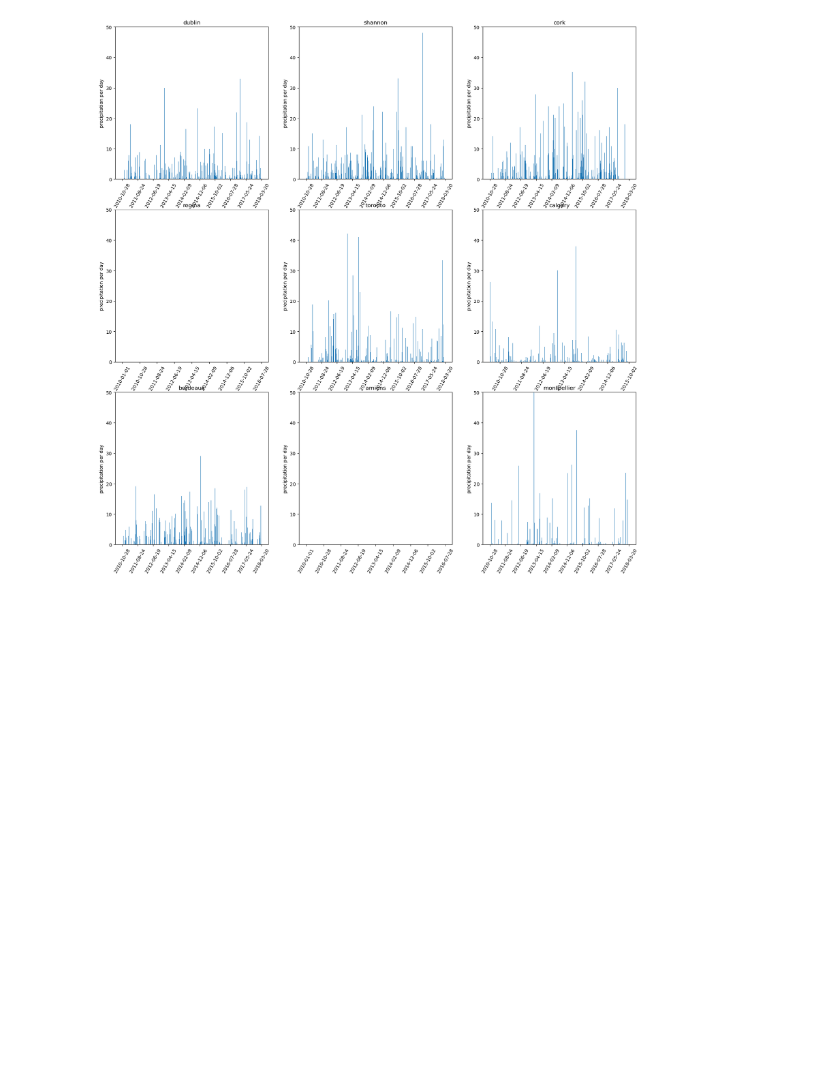
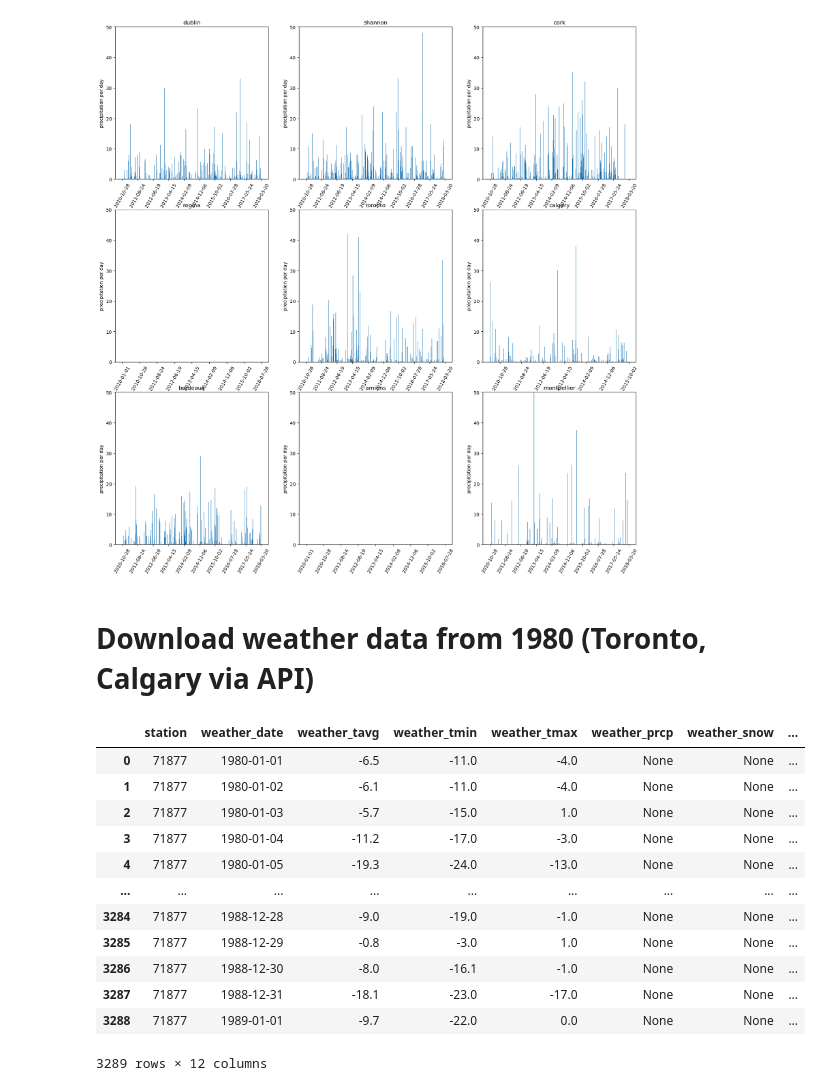
Before and after one commit to ElnazSaeidi/capstone-project-AEJS, a Jupyter notebook: weather_data_anja.ipynb, the cells around one changed output. Cells and saved outputs as stored; diff of their text form; code cells hidden in the pictures; blank space fills up the shorter version.

```diff
--- a/weather_data_anja.ipynb
+++ b/weather_data_anja.ipynb
@@ -655,3 +655,69 @@ for city in cities:
     j=m%3
 # %% [output]
 [figure]
+# %% [markdown]
+# Download weather data from 1980 (Toronto, Calgary via API)
+# %%
+# Download weather data from two stations in Canada
+
+
+url = "https://meteostat.p.rapidapi.com/stations/daily"
+
+# Set stations
+stations = ["71508",
+            "71877",
+            ]
+
+# Set API key (defined already)
+headers = {
+	"X-RapidAPI-Key": "38c2ec0004msh8992e15e6b32155p15fd43jsn0376b99a111e",
+	"X-RapidAPI-Host": "meteostat.p.rapidapi.com"
+}
+
+# Create empty dataframe, will be used to append each location's weather data
+weather_df = pd.DataFrame([])
+
+
+
+# Loop through all locations
+for station in stations:
+    # API call start for open weather
+    querystring = {"station":station,"start":"1980-01-01","end":"1989-01-01"}
+
+    response = requests.get(url, headers=headers, params=querystring)
+    #API call end
+
+    # time.sleep(1) #uncomment if you run into a query limit
+
+    # Decode repsonse with json decoder
+    weather_temp = response.json()
+
+    # Flatten json response
+    weather_temp_df = pd.json_normalize(weather_temp,
+                                        sep="_",
+                                        record_path="data",
+                                        meta=["station"],
+                                        record_prefix="weather_",
+                                        errors='ignore'
+                                        )
+    weather_temp_df['station']=station
+    # concatenate dataframes
+    weather_df = pd.concat([weather_df, weather_temp_df], ignore_index=True)
+
+# Print final dataset weather_df
+weather_df_can_1980_1988=weather_df
+weather_df_can_1980_1988
+# %% [output]
+|  | station | weather_date | weather_tavg | weather_tmin | weather_tmax | weather_prcp | weather_snow | ... |
+| 0 | 71877 | 1980-01-01 | -6.5 | -11.0 | -4.0 | None | None | ... |
+| 1 | 71877 | 1980-01-02 | -6.1 | -11.0 | -4.0 | None | None | ... |
+| 2 | 71877 | 1980-01-03 | -5.7 | -15.0 | 1.0 | None | None | ... |
+| 3 | 71877 | 1980-01-04 | -11.2 | -17.0 | -3.0 | None | None | ... |
+| 4 | 71877 | 1980-01-05 | -19.3 | -24.0 | -13.0 | None | None | ... |
+| ... | ... | ... | ... | ... | ... | ... | ... | ... |
+| 3284 | 71877 | 1988-12-28 | -9.0 | -19.0 | -1.0 | None | None | ... |
+| 3285 | 71877 | 1988-12-29 | -0.8 | -3.0 | 1.0 | None | None | ... |
+| 3286 | 71877 | 1988-12-30 | -8.0 | -16.1 | -1.0 | None | None | ... |
+| 3287 | 71877 | 1988-12-31 | -18.1 | -23.0 | -17.0 | None | None | ... |
+| 3288 | 71877 | 1989-01-01 | -9.7 | -22.0 | 0.0 | None | None | ... |
+3289 rows × 12 columns
```
Also changed, not shown: parts of 20 cells of this notebook.
